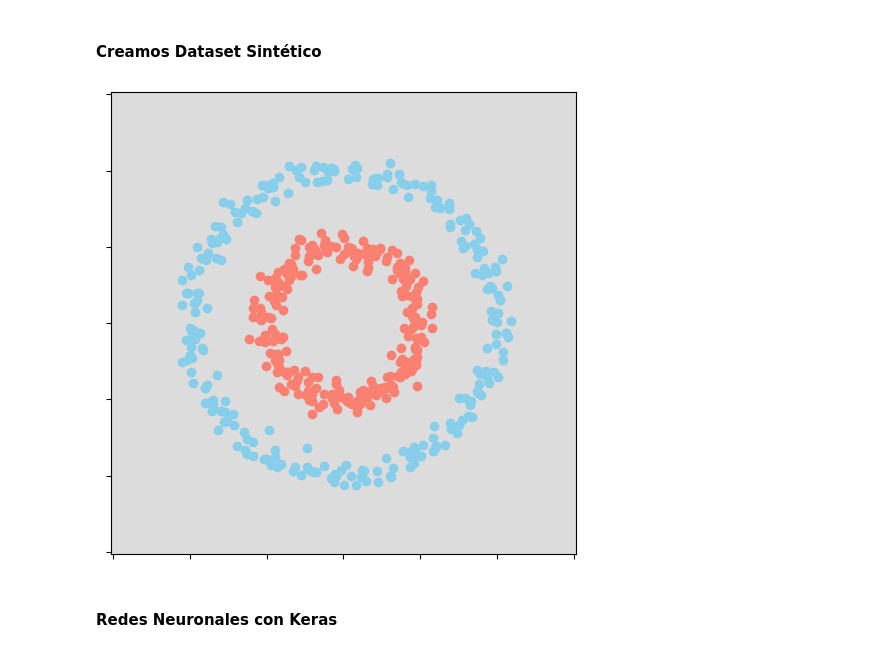
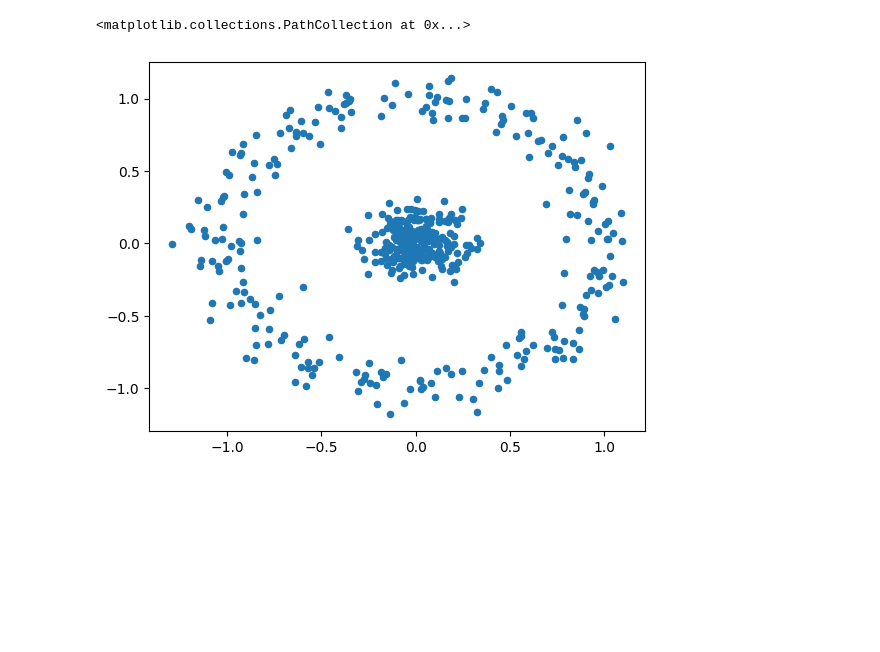
Before and after one commit to ffreirea1988/usm, a Jupyter notebook: Redes_Neuronales.ipynb, the cells around one changed output. Cells and saved outputs as stored; diff of their text form; code cells hidden in the pictures; blank space fills up the shorter version.

```diff
--- a/Redes_Neuronales.ipynb
+++ b/Redes_Neuronales.ipynb
@@ -15,33 +3 @@ from sklearn.datasets import make_circles
-# %% [markdown]
-#### **Creamos Dataset Sintético**
-# %%
-# Creamos dataset con dos anillos concéntricos de datos.
-X, Y = make_circles(n_samples=500, factor=0.5, noise=0.05)
-
-# Resolución del mapa de predicción.
-res = 100
-
-# Coordendadas del mapa de predicción.
-_x0 = np.linspace(-1.5, 1.5, res)
-_x1 = np.linspace(-1.5, 1.5, res)
-
-# Input con cada combo de coordenadas del mapa de predicción.
-_pX = np.array(np.meshgrid(_x0, _x1)).T.reshape(-1, 2)
-
-# Objeto vacio a 0.5 del mapa de predicción.
-_pY = np.zeros((res, res)) + 0.5
-
-# Visualización del mapa de predicción.
-plt.figure(figsize=(6, 6))
-plt.pcolormesh(_x0, _x1, _pY, cmap="coolwarm", vmin=0, vmax=1)
-
-# Visualización de la nube de datos.
-plt.scatter(X[Y == 0,0], X[Y == 0,1], c="skyblue")
-plt.scatter(X[Y == 1,0], X[Y == 1,1], c="salmon")
-
-plt.tick_params(labelbottom=False, labelleft=False)
-# %% [output]
-[figure, removed]
-# %% [markdown]
-#### **Redes Neuronales con Keras**
 # %%
@@ -53 +8,12 @@ from IPython.core.display import display, HTML
+# %%
+# Creamos nuestros datos artificiales, donde buscaremos clasificar dos anillos concéntricos de datos.
+from sklearn.datasets import make_circles
+
+X, Y = make_circles(n_samples=500, factor=0.1, noise=0.1)
+# %%
+import matplotlib.pyplot as plt
+plt.scatter(X[:, 0], X[:, 1], s=20)
+# %% [output]
+<matplotlib.collections.PathCollection at 0x...>
+[figure, added]
 # %%
```
Also changed, not shown: parts of 14 cells of this notebook.
